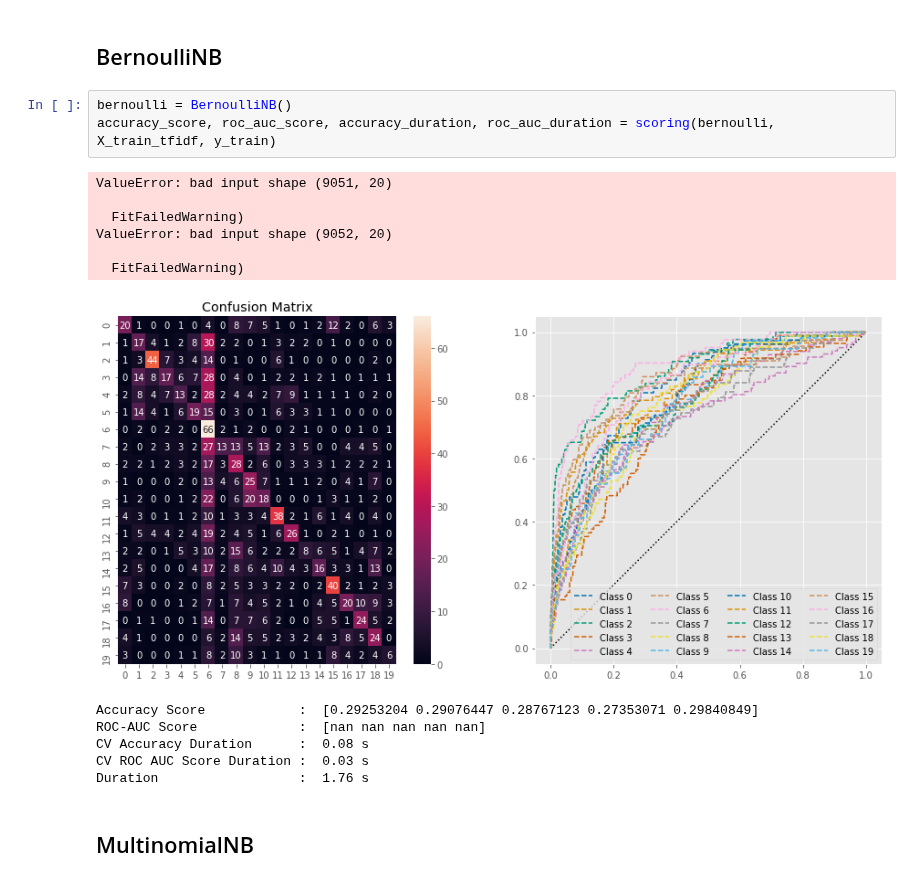
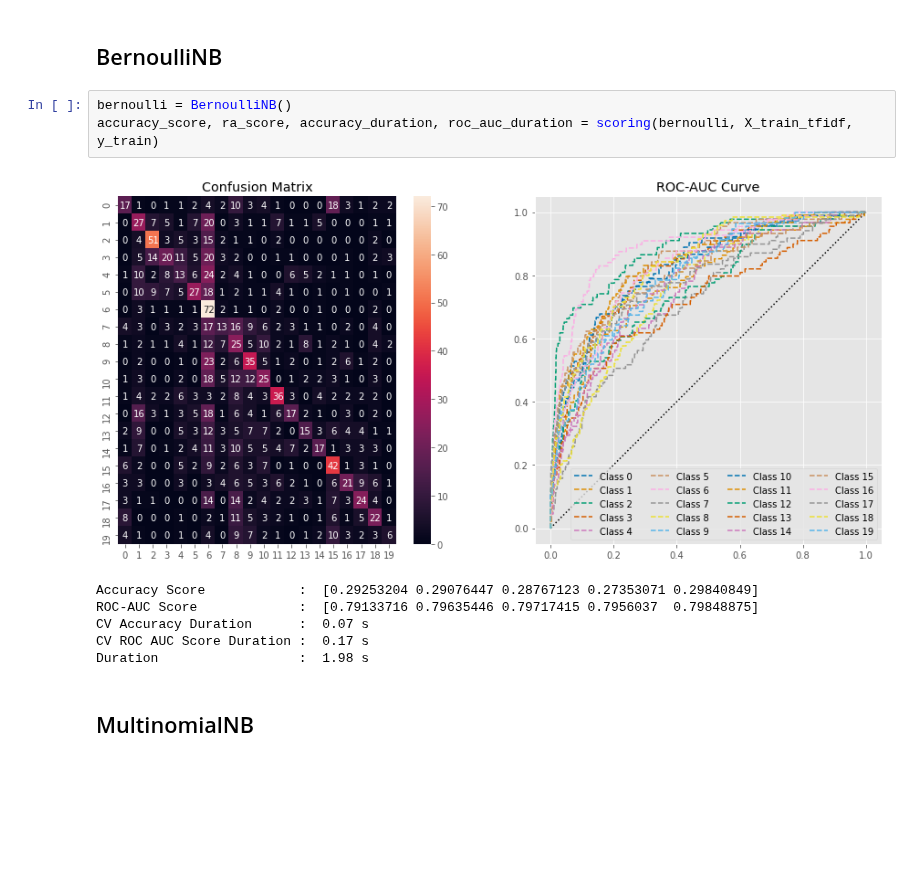
Before and after one commit to agusrichard/data-science-learning-projects, a Jupyter notebook: News Groups/20_newsgroups.ipynb, the cells around one changed output. Saved outputs shown, nothing was run; the diff lists cells and outputs as text; blank space fills up the shorter version.

```diff
--- a/News Groups/20_newsgroups.ipynb
+++ b/News Groups/20_newsgroups.ipynb
@@ -648,20 +669,14 @@ accuracy_score, roc_auc_score, accuracy_duration, roc_auc_duration = scoring(lin
 ## BernoulliNB
 # %%
 bernoulli = BernoulliNB()
-accuracy_score, roc_auc_score, accuracy_duration, roc_auc_duration = scoring(bernoulli, X_train_tfidf, y_train)
+accuracy_score, ra_score, accuracy_duration, roc_auc_duration = scoring(bernoulli, X_train_tfidf, y_train)
 # %% [output]
+[figure, new version]
-ValueError: bad input shape (9051, 20)
-
-  FitFailedWarning)
-ValueError: bad input shape (9052, 20)
-
-  FitFailedWarning)
+Accuracy Score            :  [0.29253204 0.29076447 0.28767123 0.27353071 0.29840849]
+ROC-AUC Score             :  [0.79133716 0.79635446 0.79717415 0.7956037  0.79848875]
+CV Accuracy Duration      :  0.07 s
+CV ROC AUC Score Duration :  0.17 s
+Duration                  :  1.98 s
-[figure, old version]
-Accuracy Score            :  [0.29253204 0.29076447 0.28767123 0.27353071 0.29840849]
-ROC-AUC Score             :  [nan nan nan nan nan]
-CV Accuracy Duration      :  0.08 s
-CV ROC AUC Score Duration :  0.03 s
-Duration                  :  1.76 s
 # %% [markdown]
 ## MultinomialNB
 # %%
```
Also changed, not shown: parts of 13 cells of this notebook.
